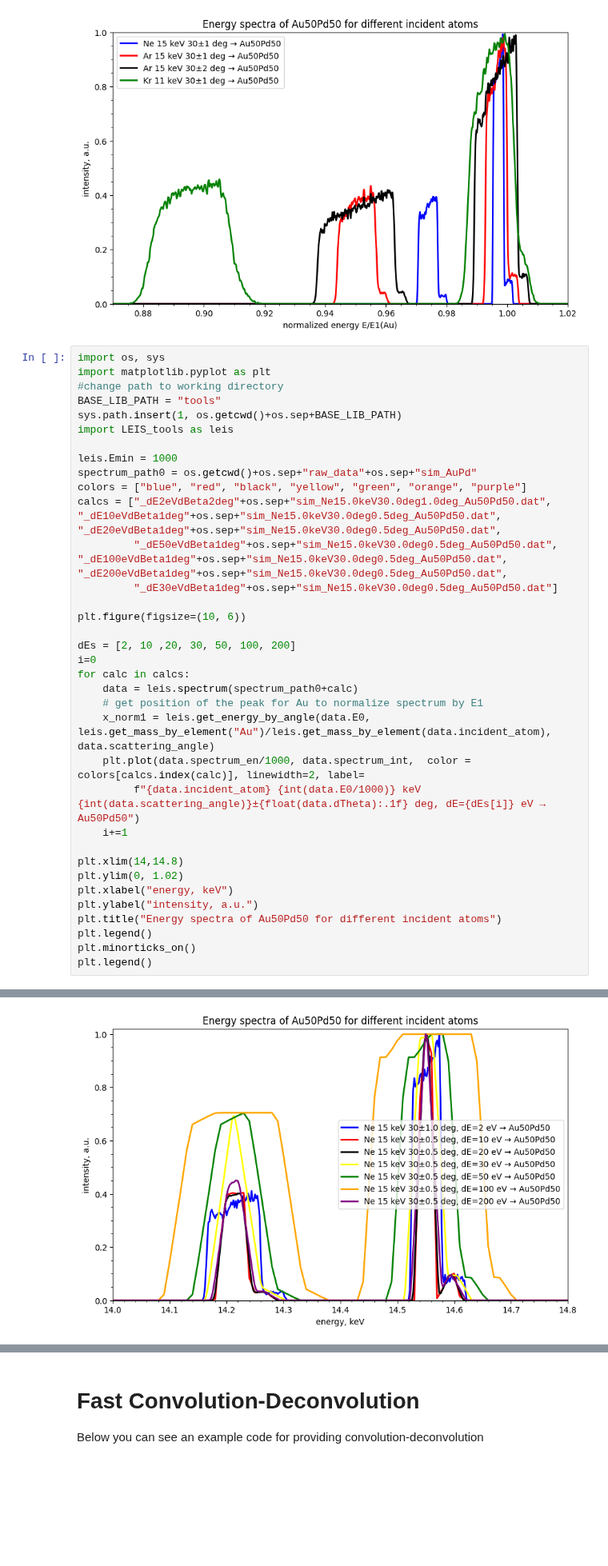
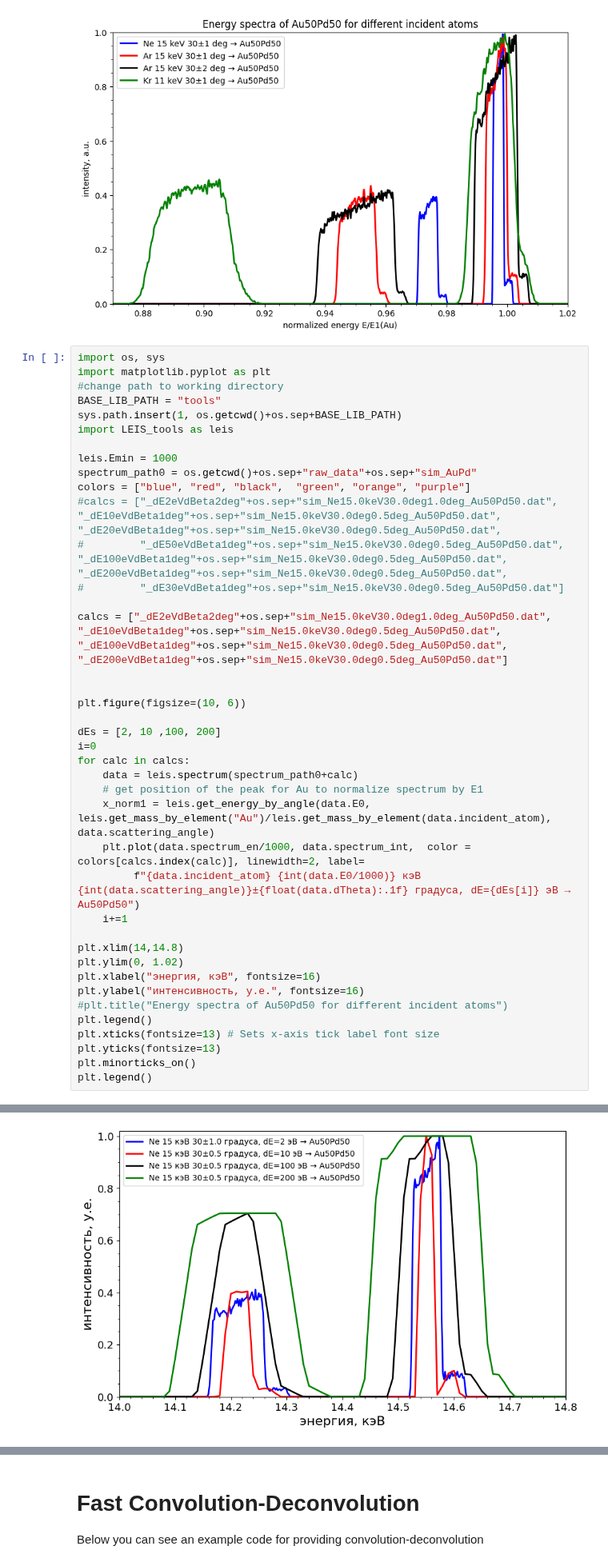
Before and after one commit to mauveferret/SpecRec, a Jupyter notebook: main_example.ipynb, the cells around one changed output, grey strips where cells are left out. Shown at 80% size. Saved outputs shown, nothing was run; the diff lists cells and outputs as text; blank space fills up the shorter version.

```diff
--- a/main_example.ipynb
+++ b/main_example.ipynb
@@ -330,41 +330,46 @@ plt.legend()
 # %%
 import os, sys
 import matplotlib.pyplot as plt
 #change path to working directory
 BASE_LIB_PATH = "tools"
 sys.path.insert(1, os.getcwd()+os.sep+BASE_LIB_PATH)
 import LEIS_tools as leis
 
 leis.Emin = 1000
 spectrum_path0 = os.getcwd()+os.sep+"raw_data"+os.sep+"sim_AuPd"
-colors = ["blue", "red", "black", "yellow", "green", "orange", "purple"]
-calcs = ["_dE2eVdBeta2deg"+os.sep+"sim_Ne15.0keV30.0deg1.0deg_Au50Pd50.dat", "_dE10eVdBeta1deg"+os.sep+"sim_Ne15.0keV30.0deg0.5deg_Au50Pd50.dat", "_dE20eVdBeta1deg"+os.sep+"sim_Ne15.0keV30.0deg0.5deg_Au50Pd50.dat",
-         "_dE50eVdBeta1deg"+os.sep+"sim_Ne15.0keV30.0deg0.5deg_Au50Pd50.dat", "_dE100eVdBeta1deg"+os.sep+"sim_Ne15.0keV30.0deg0.5deg_Au50Pd50.dat", "_dE200eVdBeta1deg"+os.sep+"sim_Ne15.0keV30.0deg0.5deg_Au50Pd50.dat",
-         "_dE30eVdBeta1deg"+os.sep+"sim_Ne15.0keV30.0deg0.5deg_Au50Pd50.dat"]
+colors = ["blue", "red", "black",  "green", "orange", "purple"]
+#calcs = ["_dE2eVdBeta2deg"+os.sep+"sim_Ne15.0keV30.0deg1.0deg_Au50Pd50.dat", "_dE10eVdBeta1deg"+os.sep+"sim_Ne15.0keV30.0deg0.5deg_Au50Pd50.dat", "_dE20eVdBeta1deg"+os.sep+"sim_Ne15.0keV30.0deg0.5deg_Au50Pd50.dat",
+#         "_dE50eVdBeta1deg"+os.sep+"sim_Ne15.0keV30.0deg0.5deg_Au50Pd50.dat", "_dE100eVdBeta1deg"+os.sep+"sim_Ne15.0keV30.0deg0.5deg_Au50Pd50.dat", "_dE200eVdBeta1deg"+os.sep+"sim_Ne15.0keV30.0deg0.5deg_Au50Pd50.dat",
+#         "_dE30eVdBeta1deg"+os.sep+"sim_Ne15.0keV30.0deg0.5deg_Au50Pd50.dat"]
+
+calcs = ["_dE2eVdBeta2deg"+os.sep+"sim_Ne15.0keV30.0deg1.0deg_Au50Pd50.dat", "_dE10eVdBeta1deg"+os.sep+"sim_Ne15.0keV30.0deg0.5deg_Au50Pd50.dat",  "_dE100eVdBeta1deg"+os.sep+"sim_Ne15.0keV30.0deg0.5deg_Au50Pd50.dat", "_dE200eVdBeta1deg"+os.sep+"sim_Ne15.0keV30.0deg0.5deg_Au50Pd50.dat"]
+
 
 plt.figure(figsize=(10, 6))
 
-dEs = [2, 10 ,20, 30, 50, 100, 200]
+dEs = [2, 10 ,100, 200]
 i=0
 for calc in calcs:
     data = leis.spectrum(spectrum_path0+calc)
     # get position of the peak for Au to normalize spectrum by E1
     x_norm1 = leis.get_energy_by_angle(data.E0, leis.get_mass_by_element("Au")/leis.get_mass_by_element(data.incident_atom), data.scattering_angle)
     plt.plot(data.spectrum_en/1000, data.spectrum_int,  color = colors[calcs.index(calc)], linewidth=2, label=
-         f"{data.incident_atom} {int(data.E0/1000)} keV {int(data.scattering_angle)}±{float(data.dTheta):.1f} deg, dE={dEs[i]} eV → Au50Pd50")
+         f"{data.incident_atom} {int(data.E0/1000)} кэВ {int(data.scattering_angle)}±{float(data.dTheta):.1f} градуса, dE={dEs[i]} эВ → Au50Pd50")
     i+=1
 
 plt.xlim(14,14.8)
 plt.ylim(0, 1.02)
-plt.xlabel("energy, keV")
-plt.ylabel("intensity, a.u.")
-plt.title("Energy spectra of Au50Pd50 for different incident atoms")
+plt.xlabel("энергия, кэВ", fontsize=16)
+plt.ylabel("интенсивность, у.е.", fontsize=16)
+#plt.title("Energy spectra of Au50Pd50 for different incident atoms")
 plt.legend()
+plt.xticks(fontsize=13) # Sets x-axis tick label font size
+plt.yticks(fontsize=13)
 plt.minorticks_on()
 plt.legend()
 # %% [output]
 <matplotlib.legend.Legend at 0x...>
-[figure, old version]
+[figure, new version]
 # %% [markdown]
 ## Quantitative analysis of experimental spectra by the use of fitting by Young's semiempirical formula
 
```
Also changed, not shown: parts of 1 cell of this notebook, 1 other file.
